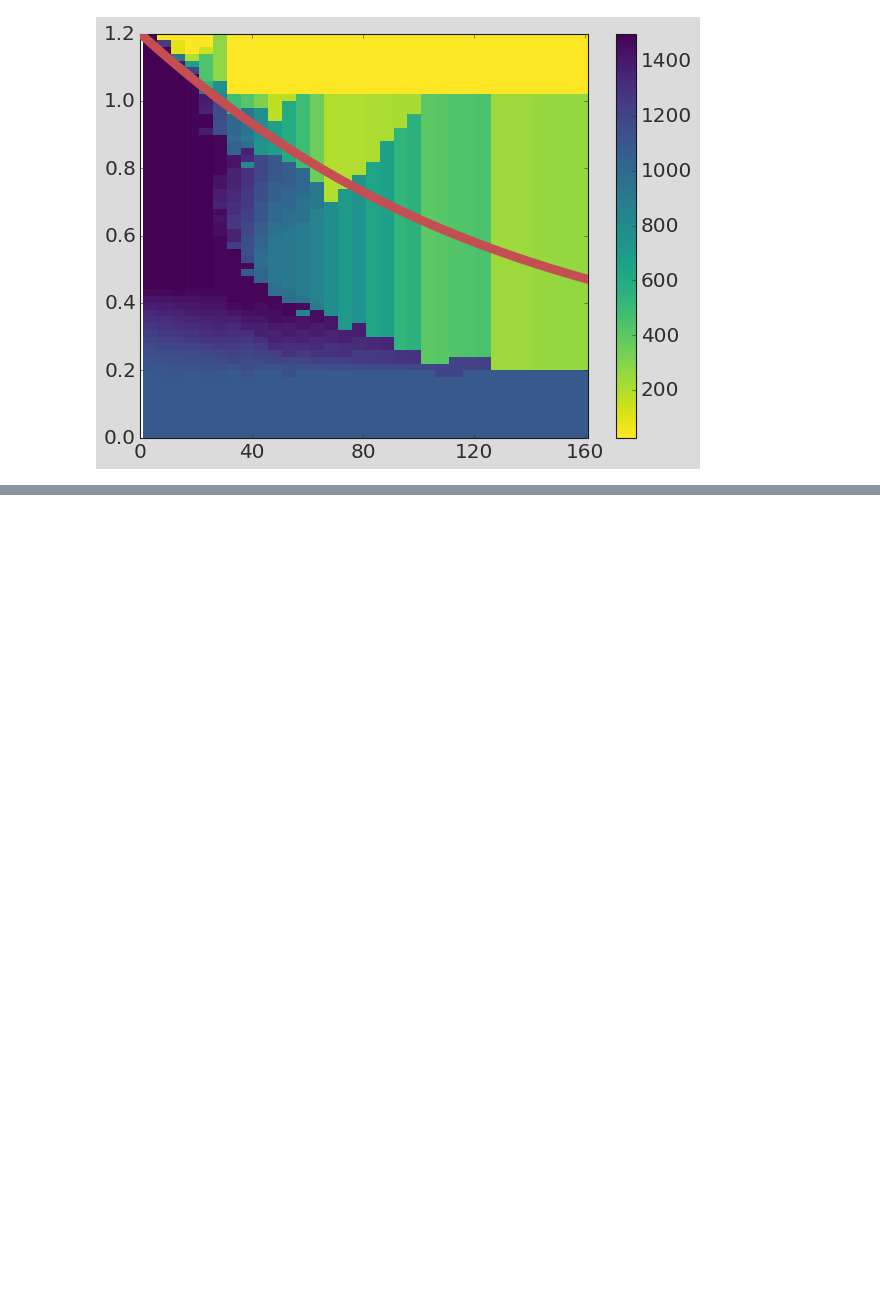
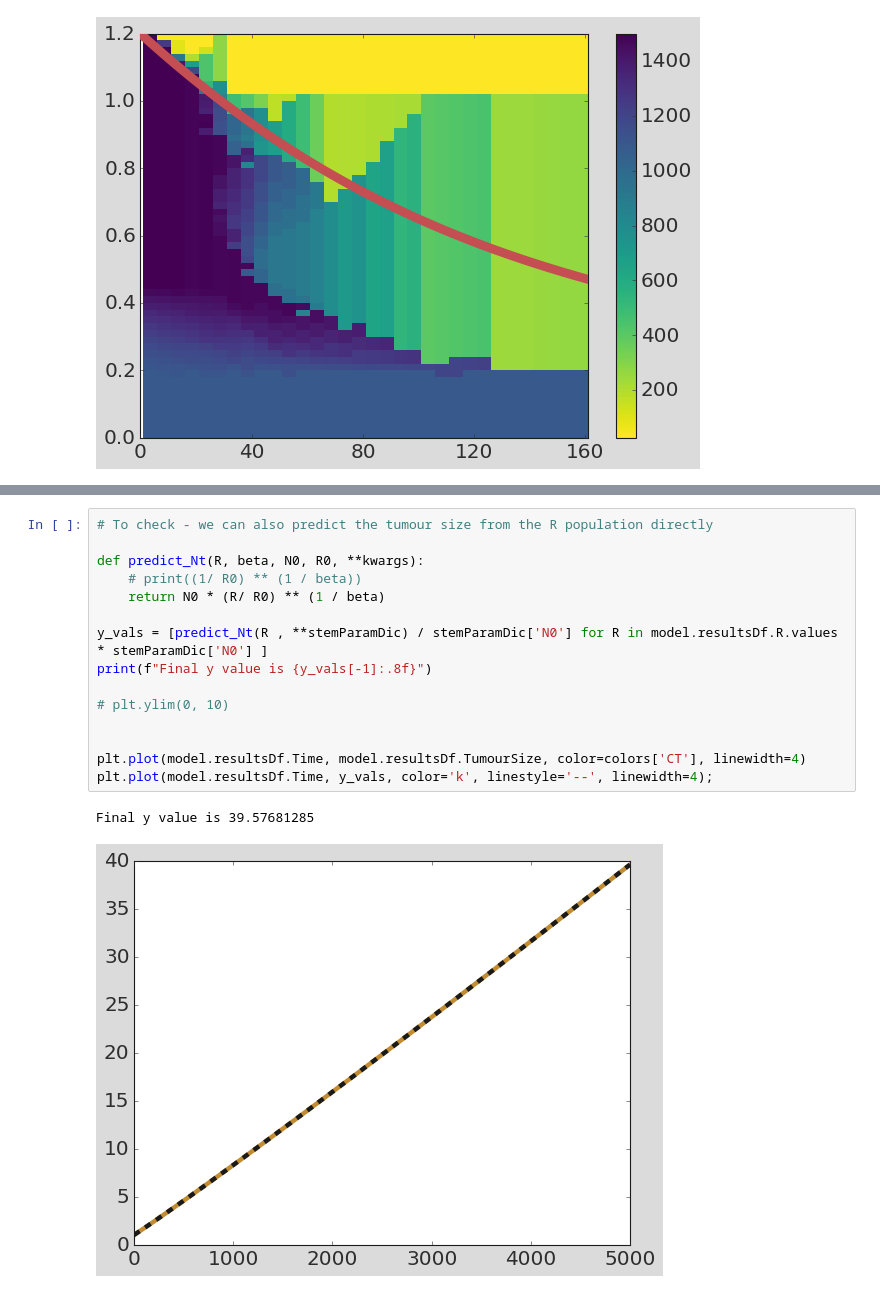
Before and after one commit to KCGallagher/AT_Model_Comparison, a Jupyter notebook: stem_cell_model/critical_threshold.ipynb, the cells around one changed output, grey strips where cells are left out. Cells and saved outputs as stored; diff of their text form; blank space fills up the shorter version.

```diff
--- a/stem_cell_model/critical_threshold.ipynb
+++ b/stem_cell_model/critical_threshold.ipynb
@@ -288,0 +328,18 @@ plt.savefig("../figures/stem_cell_model_threshold"); plt.show()
+# %%
+# To check - we can also predict the tumour size from the R population directly
+
+def predict_Nt(R, beta, N0, R0, **kwargs):
+    # print((1/ R0) ** (1 / beta))
+    return N0 * (R/ R0) ** (1 / beta)
+
+y_vals = [predict_Nt(R , **stemParamDic) / stemParamDic['N0'] for R in model.resultsDf.R.values * stemParamDic['N0'] ]
+print(f"Final y value is {y_vals[-1]:.8f}")
+
+# plt.ylim(0, 10)
+
+
+plt.plot(model.resultsDf.Time, model.resultsDf.TumourSize, color=colors['CT'], linewidth=4)
+plt.plot(model.resultsDf.Time, y_vals, color='k', linestyle='--', linewidth=4);
+# %% [output]
+Final y value is 39.57681285
+[figure, added]
```
Also changed, not shown: parts of 14 cells of this notebook, 2 other files.
